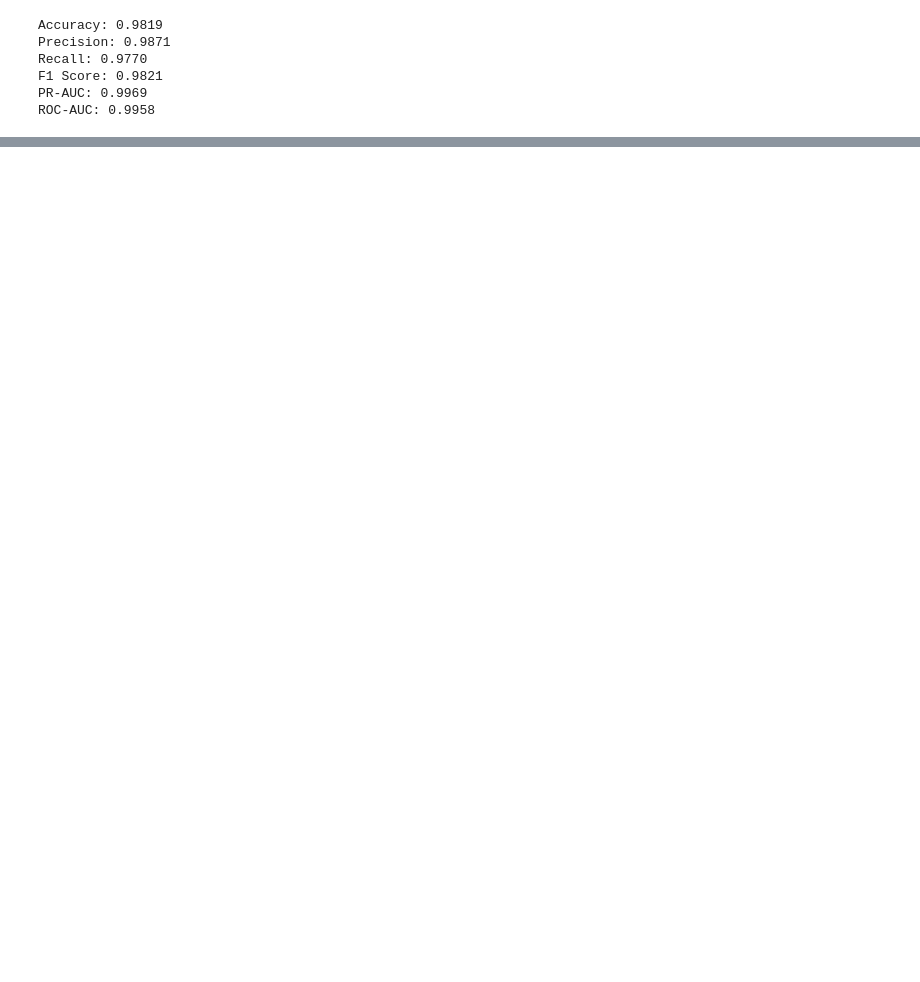
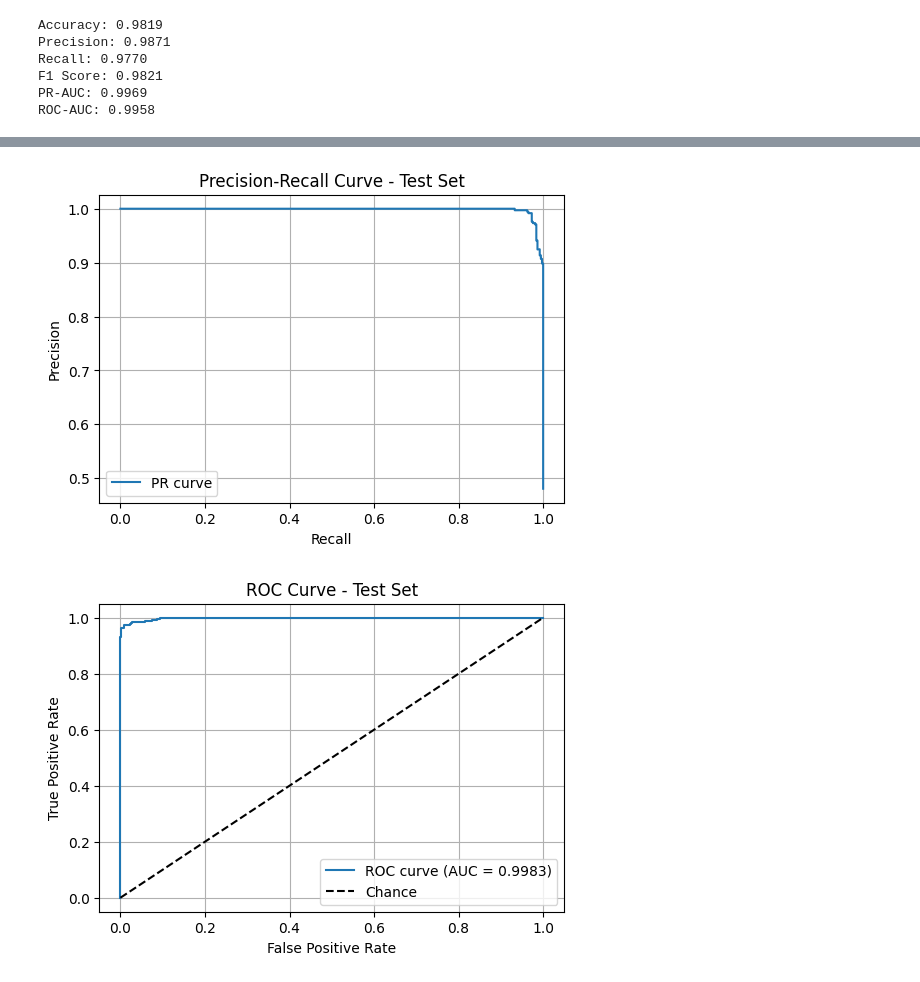
Before and after one commit to GriffinMichalak/nlp-final-project, a Jupyter notebook: bert.ipynb, the cells around one changed output, grey strips where cells are left out. Saved outputs shown, nothing was run; the diff lists cells and outputs as text; code cells hidden in the pictures; blank space fills up the shorter version.

```diff
--- a/bert.ipynb
+++ b/bert.ipynb
@@ -206,0 +267,70 @@ ROC-AUC: 0.9958
+# %%
+# Precision-Recall curve for Test Set
+
+# We need the true labels and predicted probabilities for the positive class
+y_true_test = [x['labels'] for x in test_dataset]
+if hasattr(predictions_output_test, "probabilities"):
+    # HuggingFace >= v4.35.0
+    y_scores_test = predictions_output_test.probabilities[:,1]
+else:
+    # fallback to logits
+    y_scores_test = torch.softmax(torch.tensor(predictions_output_test.predictions), dim=1)[:,1].numpy()
+
+precision, recall, pr_thresholds = precision_recall_curve(y_true_test, y_scores_test)
+
+plt.figure(figsize=(6,4))
+plt.plot(recall, precision, label='PR curve')
+plt.xlabel('Recall')
+plt.ylabel('Precision')
+plt.title('Precision-Recall Curve - Test Set')
+plt.grid()
+plt.legend()
+plt.show()
+
+# ROC curve for Test Set
+fpr, tpr, roc_thresholds = roc_curve(y_true_test, y_scores_test)
+roc_auc = roc_auc_score(y_true_test, y_scores_test)
+
+plt.figure(figsize=(6,4))
+plt.plot(fpr, tpr, label=f'ROC curve (AUC = {roc_auc:.4f})')
+plt.plot([0, 1], [0, 1], 'k--', label='Chance')
+plt.xlabel('False Positive Rate')
+plt.ylabel('True Positive Rate')
+plt.title('ROC Curve - Test Set')
+plt.grid()
+plt.legend()
+plt.show()
+
+# Learning curve: training loss and dev F1 vs. epoch
+training_logs = []
+dev_f1s = []
+epochs = []
+
+if hasattr(trainer, "state") and hasattr(trainer.state, "log_history"):
+    log_history = trainer.state.log_history
+else:
+    log_history = []
+
+for log in log_history:
+    if "loss" in log and "epoch" in log:
+        training_logs.append((log["epoch"], log["loss"]))
+    if "eval_f1" in log and "epoch" in log:
+        dev_f1s.append((log["epoch"], log["eval_f1"]))
+
+if training_logs:
+    train_loss_df = pd.DataFrame(training_logs, columns=['epoch', 'train_loss'])
+    train_loss_df = train_loss_df.groupby('epoch').mean().reset_index()
+    plt.plot(train_loss_df['epoch'], train_loss_df['train_loss'], label="Training Loss")
+if dev_f1s:
+    dev_f1_df = pd.DataFrame(dev_f1s, columns=['epoch', 'dev_f1'])
+    dev_f1_df = dev_f1_df.groupby('epoch').max().reset_index()
+    plt.plot(dev_f1_df['epoch'], dev_f1_df['dev_f1'], label="Dev F1")
+
+plt.xlabel("Epoch")
+plt.title("Learning Curve")
+plt.legend()
+plt.grid()
+plt.show()
+# %% [output]
+[figure, added]
+[figure, added]
```
Also changed, not shown: parts of 6 cells of this notebook.
